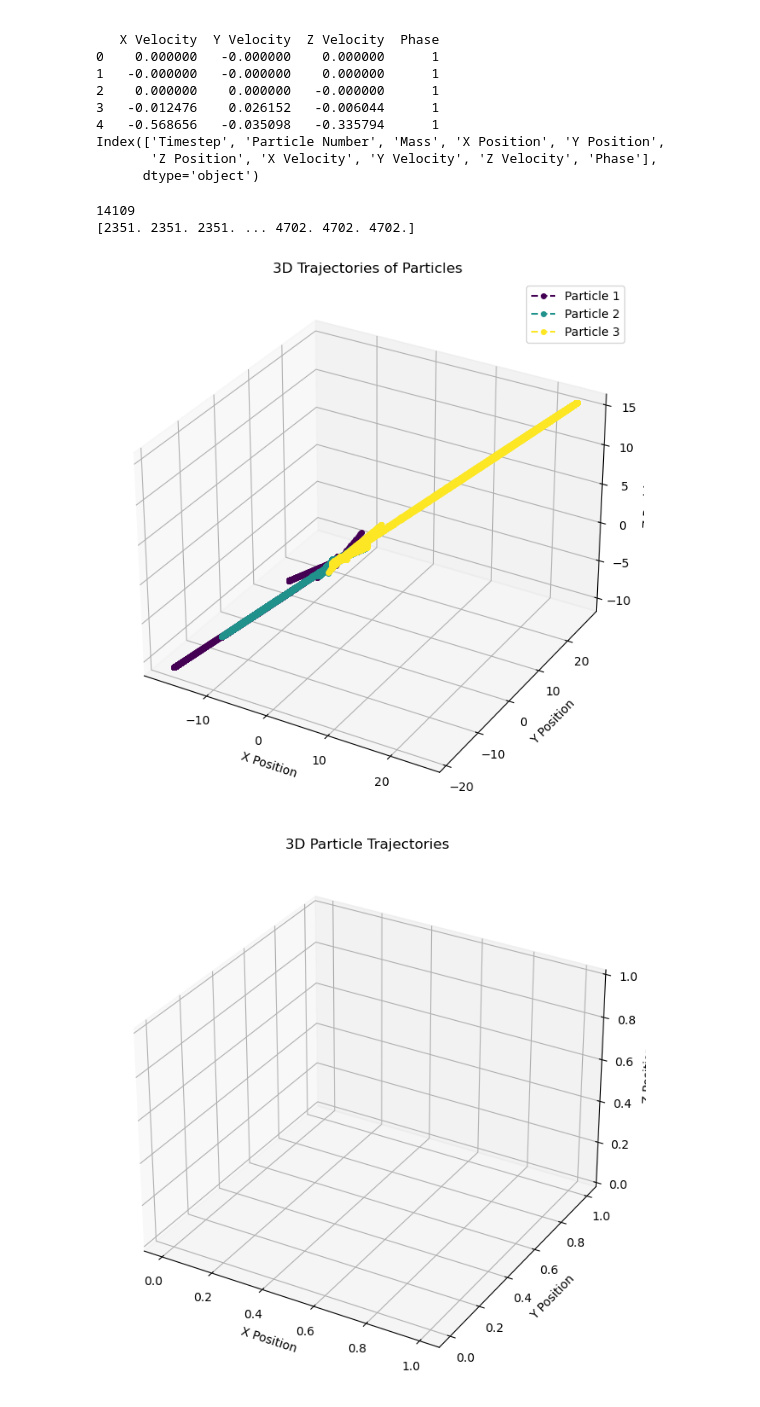
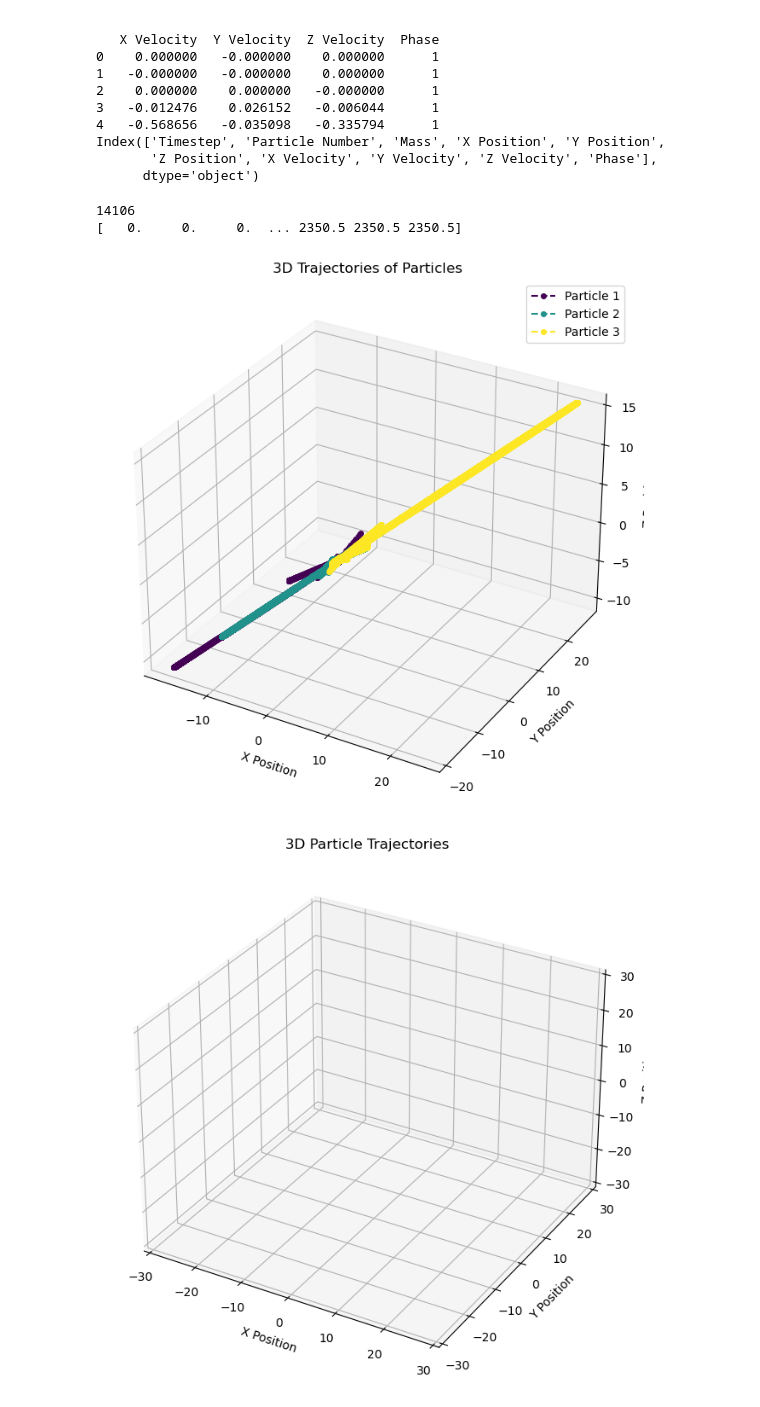
Before and after one commit to martinacacciola/Detecting-Chaos, a Jupyter notebook: Plot_Trajectory.ipynb, the cells around one changed output. Cells and saved outputs as stored; diff of their text form; code cells hidden in the pictures.

```diff
--- a/Plot_Trajectory.ipynb
+++ b/Plot_Trajectory.ipynb
@@ -29,7 +29,7 @@ Index(['Timestep', 'Particle Number', 'Mass', 'X Position', 'Y Position',
       dtype='object')
 # %%
 # Filter to include only the forward trajectory (Phase = 1)
-forward_trajectory = df[df['Phase'] == -1]
+forward_trajectory = df[df['Phase'] == 1]
 
 # Extract timesteps, and positions (x, y, z)
 timestep = forward_trajectory['Timestep'].values
@@ -73,10 +73,12 @@ ax.legend()
 
 plt.show()
 # %% [output]
-14109
-[2351. 2351. 2351. ... 4702. 4702. 4702.]
+14106
+[   0.     0.     0.  ... 2350.5 2350.5 2350.5]
 [figure]
 # %%
+# adjust the line behind the particles and axis
+
 # Set up the 3D plot
 fig = plt.figure(figsize=(10, 8))
 ax = fig.add_subplot(111, projection='3d')
@@ -87,47 +89,59 @@ ax.set_ylabel('Y Position')
 ax.set_zlabel('Z Position')
 ax.set_title('3D Particle Trajectories')
 
-# Store line objects for animation
-lines = {particle: ax.plot([], [], [], marker='o')[0] for particle in particles}
+# Set axes limits
+# -10, 10 for all is close but missing parts of the trajectory
+ax.set_xlim(-30, 30)
+ax.set_ylim(-30, 30)
+ax.set_zlim(-30, 30)
 
-# Set the limits based on your data range or a predefined range
-# Example: ax.set_xlim([-10, 10])
-#          ax.set_ylim([-10, 10])
-#          ax.set_zlim([-10, 10])
+# Store line objects for the trajectory and point objects for the particles
+lines = {particle: ax.plot([], [], [], '-', color='C' + str(i))[0] for i, particle in enumerate(particles)}
+points = {particle: ax.plot([], [], [], 'o', color='C' + str(i))[0] for i, particle in enumerate(particles)}
 
 # Initialization function: plot the background of each frame
 def init():
     for line in lines.values():
         line.set_data([], [])
         line.set_3d_properties([])
-    return lines.values()
+    for point in points.values():
+        point.set_data([], [])
+        point.set_3d_properties([])
+    return list(lines.values()) + list(points.values())
 
 # Animation function
 def update(frame):
     for particle in particles:
         # Filter data for this particular particle
         particle_data = forward_trajectory[forward_trajectory['Particle Number'] == particle]
 
         # Extract the positions up to the current frame
         x_positions = particle_data['X Position'].values
         y_positions = particle_data['Y Position'].values
         z_positions = particle_data['Z Position'].values
 
         if frame < len(x_positions):  # Ensure we don't go out of bounds
             # Update the line data for this particle
             lines[particle].set_data(x_positions[:frame+1], y_positions[:frame+1])
             lines[particle].set_3d_properties(z_positions[:frame+1])
 
-    return lines.values()
+            # Update the point data for this particle to represent its current position
+            points[particle].set_data(x_positions[frame:frame+1], y_positions[frame:frame+1])
+            points[particle].set_3d_properties(z_positions[frame:frame+1])
+
+    return list(lines.values()) + list(points.values())
 
 # Get the number of frames from the maximum number of timesteps
 num_frames = forward_trajectory['Timestep'].nunique()
 
 # Create the animation
 ani = FuncAnimation(fig, update, frames=num_frames, init_func=init, blit=True, repeat=False)
 
 # Show the plot
 plt.show()
+
+# Save the animation as a GIF file
+ani.save('particle_trajectories_1.gif', writer='pillow', fps=30)
 # %% [output]
-[figure, old version]
+[figure, new version]
 # %% [markdown]
```
Also changed, not shown: parts of 3 cells of this notebook.
